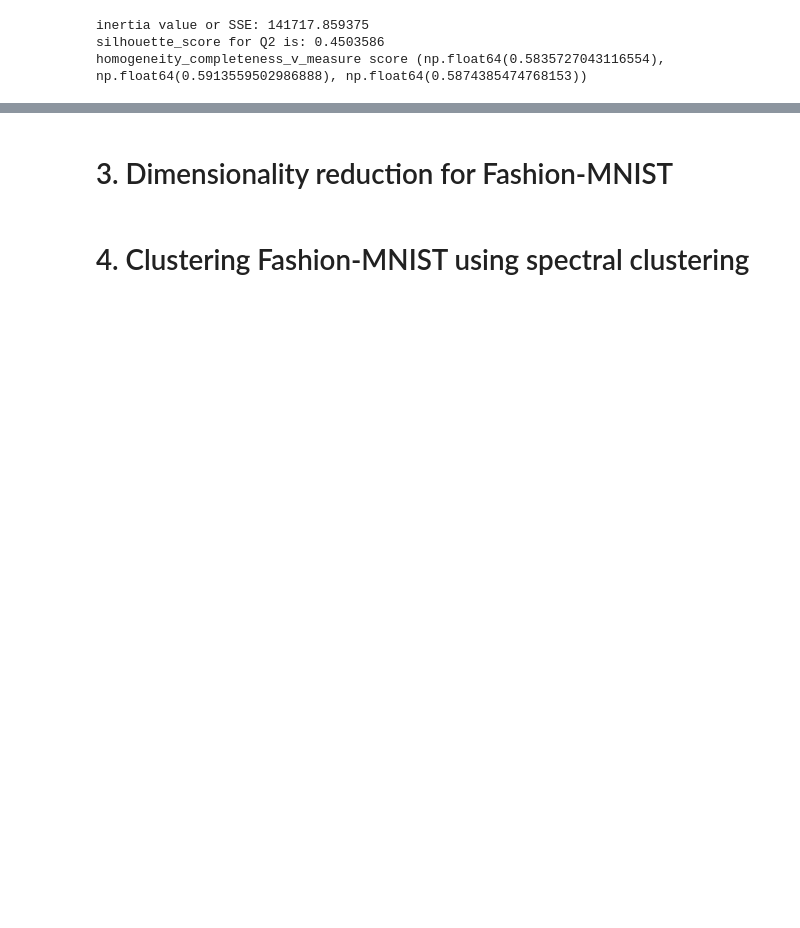
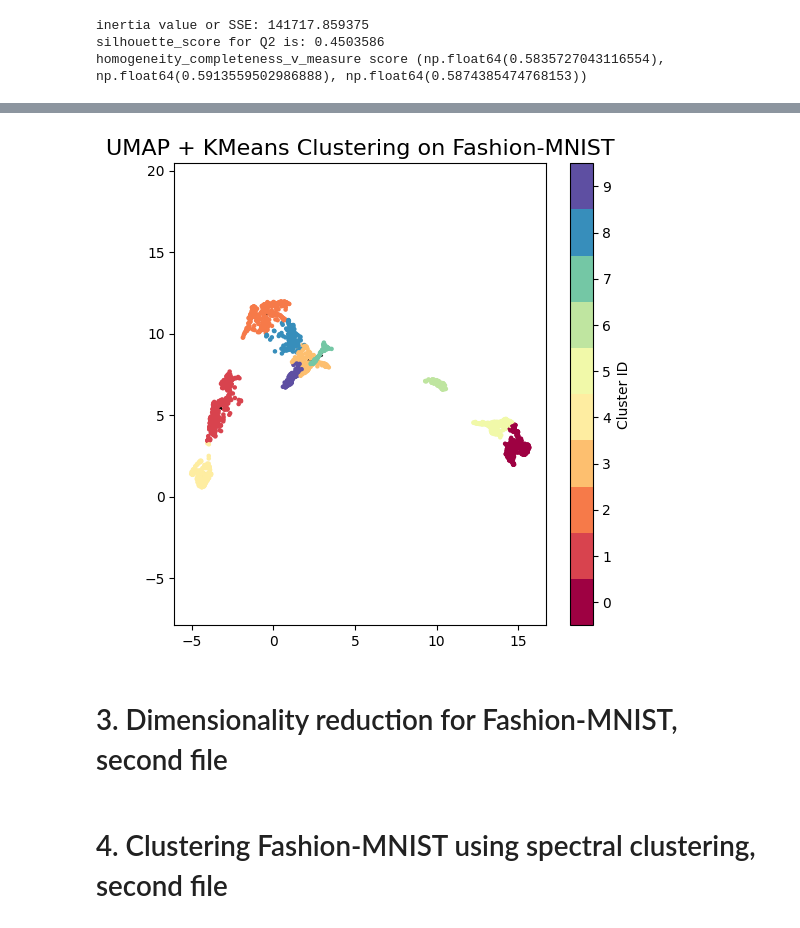
Before and after one commit to Yuyang-Yao/Math_-5750_Project2, a Jupyter notebook: project2.ipynb, the cells around one changed output, grey strips where cells are left out. Saved outputs shown, nothing was run; the diff lists cells and outputs as text; code cells hidden in the pictures; blank space fills up the shorter version.

```diff
--- a/project2.ipynb
+++ b/project2.ipynb
@@ -821,8 +903,25 @@ homogeneity_completeness_v_measure score (np.float64(0.5835727043116554), np.flo
+# %%
+plt.scatter(centroid_Q2_umap[:,0], centroid_Q2_umap[:,1],# this means the first and second entry of the numpy array, PC1 axis (direction) coordiante and PC2 direction coordinate of the centroid
+            c="black", marker="x", s=8, label="Centroids")
+
+plt.scatter(X_umap[:, 0], X_umap[:, 1], c=kmeans_Q2_umap.labels_,# color for clusters by labels predicted, and cmap='Spectral', smooth color gradient
+            cmap='Spectral', s=5)
+plt.gca().set_aspect('equal', 'datalim')
+
+
+
+
+
+plt.colorbar(label='Cluster ID', boundaries=np.arange(11)-0.5).set_ticks(np.arange(10))
+plt.title('UMAP + KMeans Clustering on Fashion-MNIST', fontsize=16)
+plt.show()
+# %% [output]
+[figure, added]
 # %% [markdown]
-# 3. Dimensionality reduction for Fashion-MNIST
+# 3. Dimensionality reduction for Fashion-MNIST, second file
 # %%
 # your code here
 # %% [markdown]
-# 4. Clustering Fashion-MNIST using spectral clustering
+# 4. Clustering Fashion-MNIST using spectral clustering, second file
 # %%
 # your code here
```
Also changed, not shown: parts of 13 cells of this notebook.
